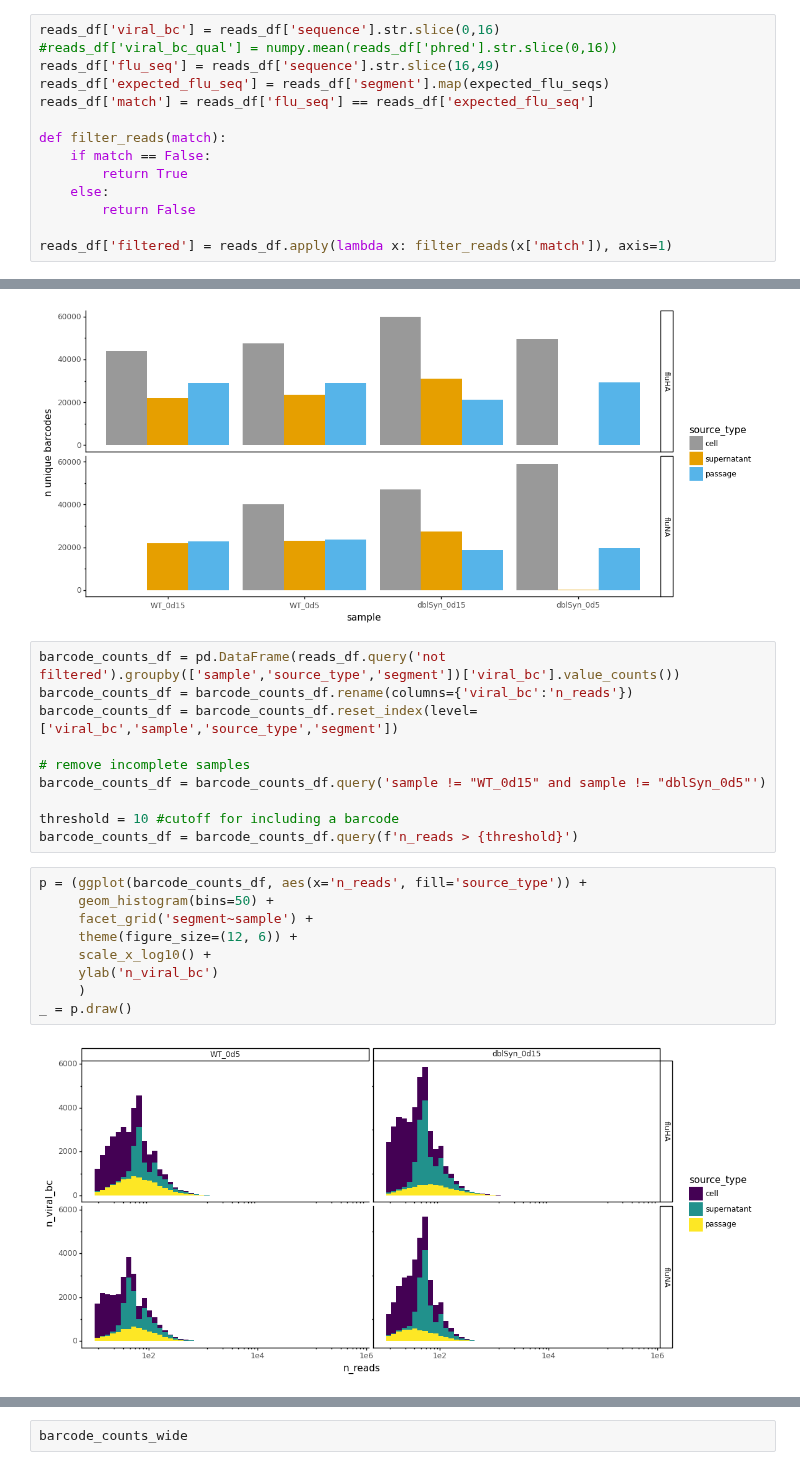
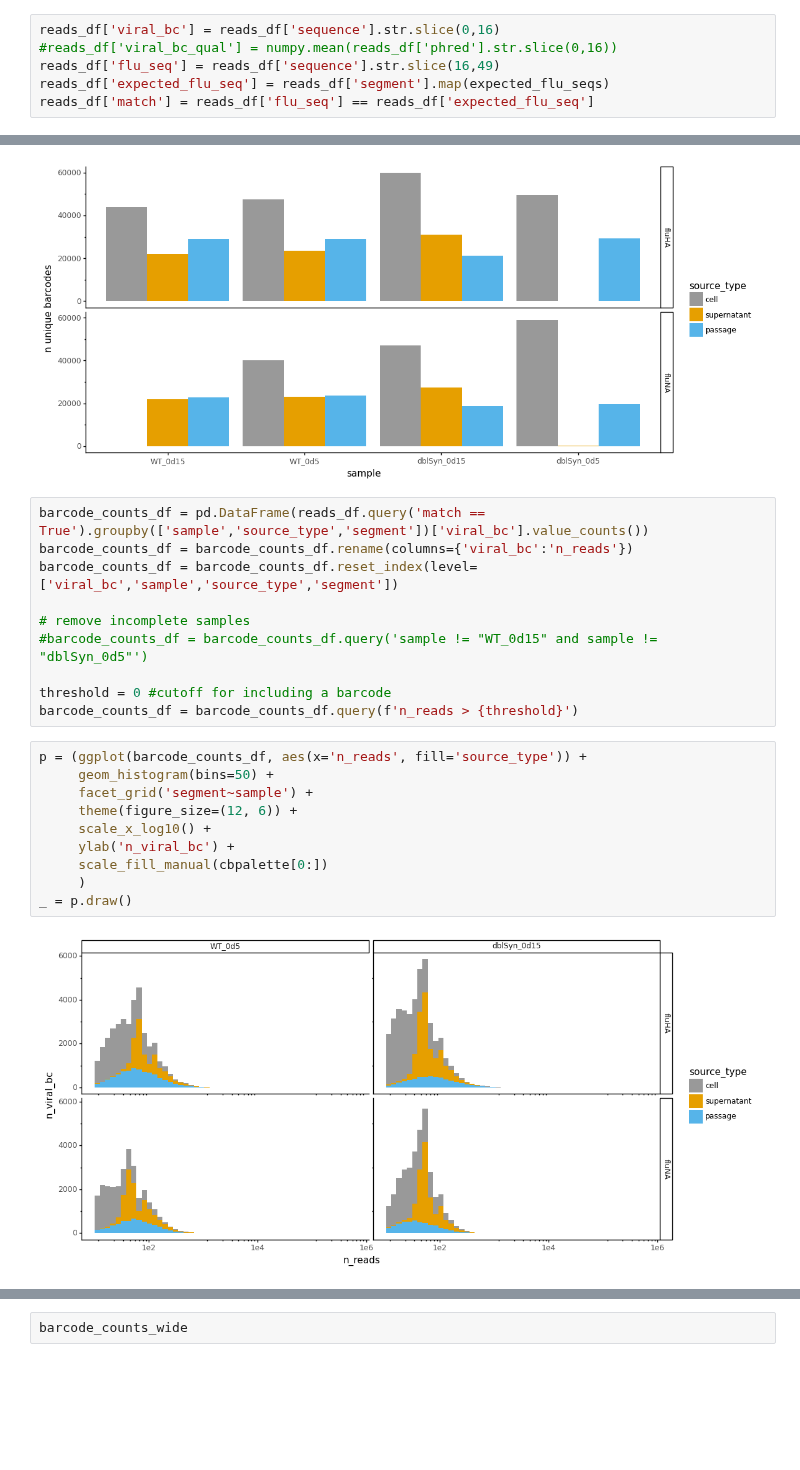
Before and after one commit to jbloomlab/barcoded_flu_pdmH1N1, a Jupyter notebook: viral_bc_analysis.ipynb, the cells around one changed output, grey strips where cells are left out. Cells and saved outputs as stored; diff of their text form; blank space fills up the shorter version.

```diff
--- a/viral_bc_analysis.ipynb
+++ b/viral_bc_analysis.ipynb
@@ -159,14 +160,6 @@ reads_df['viral_bc'] = reads_df['sequence'].str.slice(0,16)
 reads_df['flu_seq'] = reads_df['sequence'].str.slice(16,49)
 reads_df['expected_flu_seq'] = reads_df['segment'].map(expected_flu_seqs)
 reads_df['match'] = reads_df['flu_seq'] == reads_df['expected_flu_seq']
-
-def filter_reads(match):
-    if match == False:
-        return True
-    else:
-        return False
-
-reads_df['filtered'] = reads_df.apply(lambda x: filter_reads(x['match']), axis=1)
 # %%
 reads_df
 # %% [output]
@@ -209,25 +202,26 @@ _ = p.draw()
 # %% [output]
 [figure]
 # %%
-barcode_counts_df = pd.DataFrame(reads_df.query('not filtered').groupby(['sample','source_type','segment'])['viral_bc'].value_counts())
+barcode_counts_df = pd.DataFrame(reads_df.query('match == True').groupby(['sample','source_type','segment'])['viral_bc'].value_counts())
 barcode_counts_df = barcode_counts_df.rename(columns={'viral_bc':'n_reads'})
 barcode_counts_df = barcode_counts_df.reset_index(level=['viral_bc','sample','source_type','segment'])
 
 # remove incomplete samples
-barcode_counts_df = barcode_counts_df.query('sample != "WT_0d15" and sample != "dblSyn_0d5"')
+#barcode_counts_df = barcode_counts_df.query('sample != "WT_0d15" and sample != "dblSyn_0d5"')
 
-threshold = 10 #cutoff for including a barcode
+threshold = 0 #cutoff for including a barcode
 barcode_counts_df = barcode_counts_df.query(f'n_reads > {threshold}')
 # %%
 p = (ggplot(barcode_counts_df, aes(x='n_reads', fill='source_type')) +
      geom_histogram(bins=50) +
      facet_grid('segment~sample') +
      theme(figure_size=(12, 6)) +
      scale_x_log10() +
-     ylab('n_viral_bc')
+     ylab('n_viral_bc') +
+     scale_fill_manual(cbpalette[0:])
      )
 _ = p.draw()
 # %% [output]
-[figure, old version]
+[figure, new version]
 # %%
 barcode_counts_wide = pd.pivot_table(barcode_counts_df, index=['sample','segment','viral_bc'], columns=['source_type'], values=['n_reads'])
```
Also changed, not shown: parts of 7 cells of this notebook, 1 other file.
